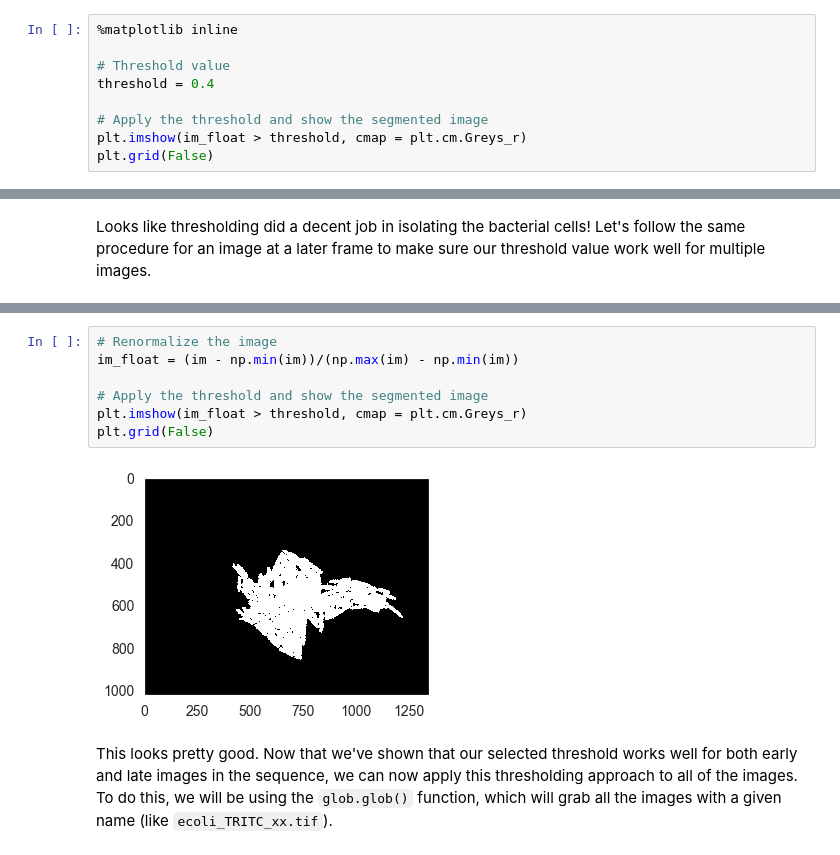
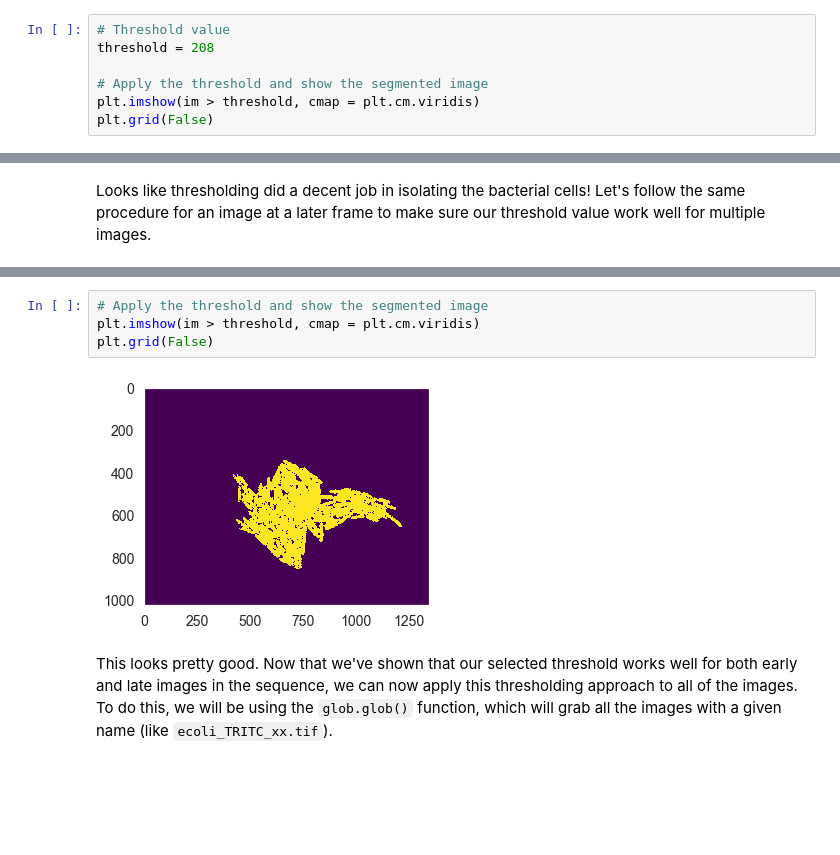
Before and after one commit to RPGroup-PBoC/gist_pboc_2019, a Jupyter notebook: code/bacterial_growth.ipynb, the cells around one changed output, grey strips where cells are left out. Saved outputs shown, nothing was run; the diff lists cells and outputs as text; blank space fills up the shorter version.

```diff
--- a/code/bacterial_growth.ipynb
+++ b/code/bacterial_growth.ipynb
@@ -125,10 +126,8 @@ It seems like the background pixels have values around `0.2`, while the bacteria
 # %%
-%matplotlib inline
-
 # Threshold value
-threshold = 0.4
+threshold = 208
 
 # Apply the threshold and show the segmented image
-plt.imshow(im_float > threshold, cmap = plt.cm.Greys_r)
+plt.imshow(im > threshold, cmap = plt.cm.viridis)
 plt.grid(False)
 # %% [output]
@@ -147,12 +146,9 @@ plt.grid(False)
 # %%
-# Renormalize the image
-im_float = (im - np.min(im))/(np.max(im) - np.min(im))
-
 # Apply the threshold and show the segmented image
-plt.imshow(im_float > threshold, cmap = plt.cm.Greys_r)
+plt.imshow(im > threshold, cmap = plt.cm.viridis)
 plt.grid(False)
 # %% [output]
-[figure, old version]
+[figure, new version]
 # %% [markdown]
 This looks pretty good. Now that we've shown that our selected threshold works well for both early and late images in the sequence, we can now apply this thresholding approach to all of the images. To do this, we will be using the `glob.glob()` function, which will grab all the images with a given name (like `ecoli_TRITC_xx.tif`).
 # %%
```
Also changed, not shown: parts of 20 cells of this notebook, 4 other files.
